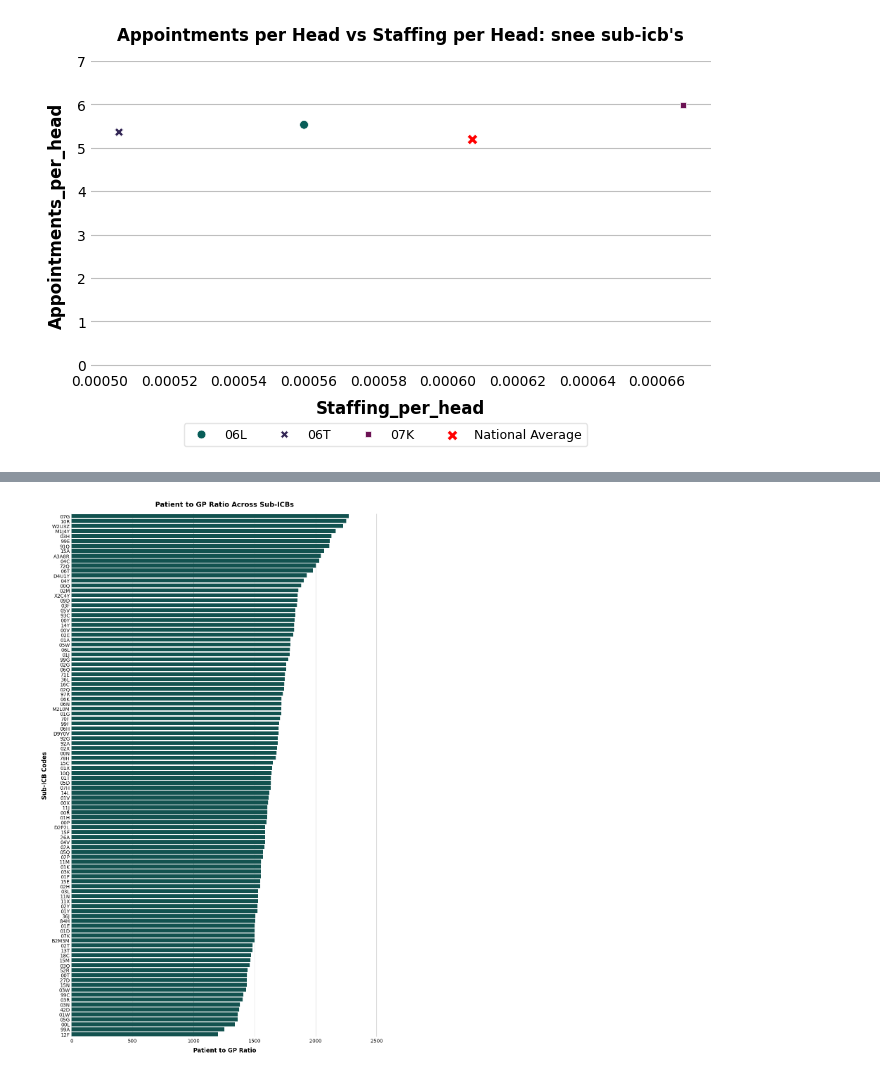
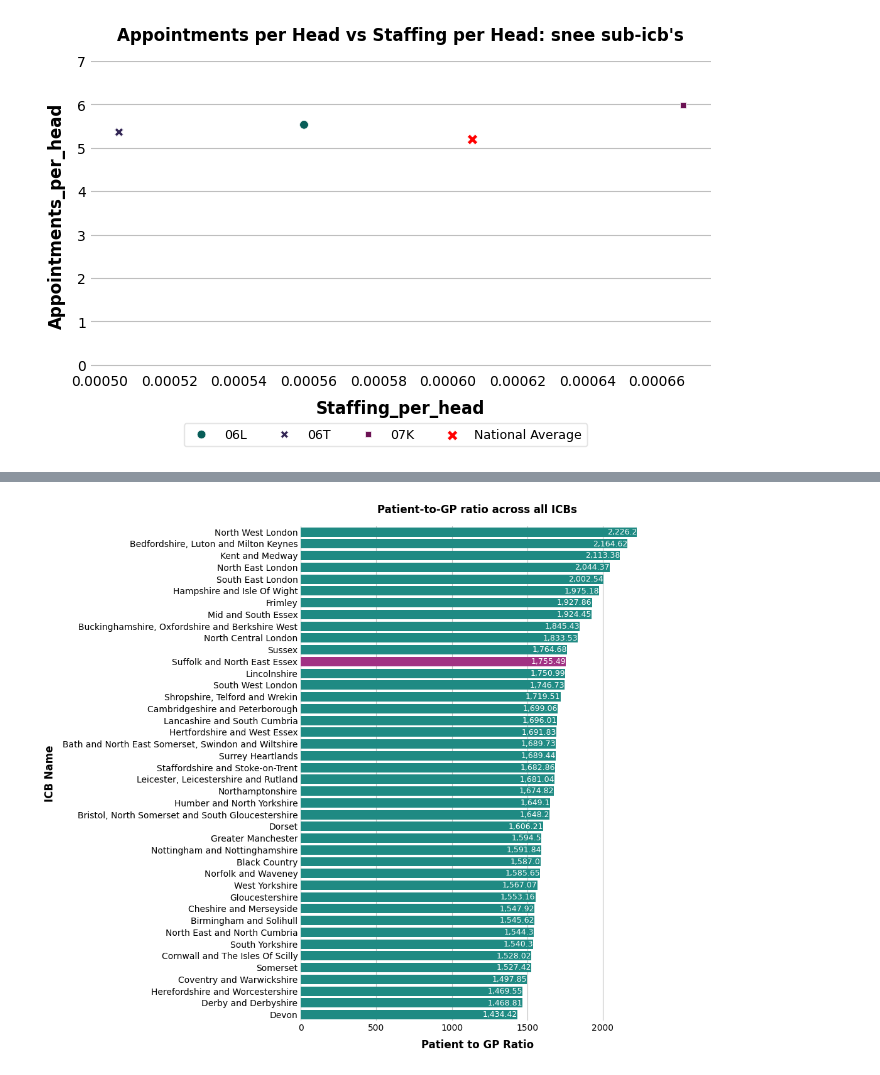
Before and after one commit to Norfolk-Suffolk-ICS/PrimaryCareDemandAndCapacity, a Jupyter notebook: notebooks/2e_Appointments_vs_staffing.ipynb, the cells around one changed output, grey strips where cells are left out. Saved outputs shown, nothing was run; the diff lists cells and outputs as text; code cells hidden in the pictures.

Commit message:
patient to GP ratio analysis

```diff
--- a/notebooks/2e_Appointments_vs_staffing.ipynb
+++ b/notebooks/2e_Appointments_vs_staffing.ipynb
@@ -156,6 +147,8 @@ workforce_df = workforce_entry.load()
 # To match the names of icbs at the end
 col = ['ICB_CODE','ICB_NAME','SUB_ICB_CODE','SUB_ICB_NAME']
 icb_name_code_match = workforce_df[col].drop_duplicates().reset_index(drop=True)
+icb_name_code_match['ICB_NAME']  = icb_name_code_match['ICB_NAME'].str.replace('^NHS | ICB', '', regex=True)
+icb_name_code_match['SUB_ICB_NAME']  = icb_name_code_match['SUB_ICB_NAME'].str.replace('^NHS | ICB', '', regex=True)
 
 workforce_df = process_workforce(workforce_df)
 workforce_df.tail()
@@ -341,0 +398,6 @@ Correlation: 0.998242390208948, P-value: 0.037750263113562756
+# %%
+appointments_vs_staffing_icb = pd.merge(appointments_vs_staffing_gp_df, icb_name_code_match, on='SUB_ICB_CODE', how='left').drop(columns=['SUB_ICB_CODE','ONS_CODE','NUMBER_OF_PATIENTS','COUNT_OF_APPOINTMENTS','STAFF_GROUP','FTE','ICB_CODE','SUB_ICB_NAME'])
+appointments_vs_staffing_icb = appointments_vs_staffing_icb.groupby(['ICB_NAME']).mean().sort_values(by='Patient_to_gp_Ratio', ascending=False).reset_index()
+appointments_vs_staffing_icb['Appointments_per_head'] = appointments_vs_staffing_icb['Appointments_per_head'].round(2)
+appointments_vs_staffing_icb['Patient_to_gp_Ratio'] = appointments_vs_staffing_icb['Patient_to_gp_Ratio'].round(2)
+appointments_vs_staffing_icb
@@ -342,17 +422,18 @@ Correlation: 0.998242390208948, P-value: 0.037750263113562756
 # %%
-# Set the figure size
-plt.figure(figsize=(10, 16))
+plt.figure(figsize=(10, 9))
+sns.barplot(x='Patient_to_gp_Ratio', y='ICB_NAME', data=appointments_vs_staffing_icb.sort_values(by='Patient_to_gp_Ratio', ascending=False), color='#0d9c93')
+# Highlighting SNEE ICB
+sns.barplot(x='Patient_to_gp_Ratio', y='ICB_NAME', data=appointments_vs_staffing_icb[appointments_vs_staffing_icb['ICB_NAME'] == 'Suffolk and North East Essex'], color='#b41e8c')
+plt.xlabel('Patient to GP Ratio', fontsize=12)
+plt.xlabel('Patient to GP Ratio', fontsize=12)
+plt.ylabel('ICB Name', fontsize=12)
+plt.title('Patient-to-GP ratio across all ICBs')
+plt.grid(axis='x')
 
-# Create the horizontal bar plot
-sns.barplot(x='Patient_to_gp_Ratio', y='SUB_ICB_CODE', data=appointments_vs_staffing_gp_df.sort_values(by='Patient_to_gp_Ratio', ascending=False))
+for i, value in enumerate(appointments_vs_staffing_icb['Patient_to_gp_Ratio'].values):
+    plt.text(value, i+0.2, f'{value:,}', ha='right', fontsize=9, color='white')
 
-# Add labels and title
-plt.xlabel('Patient to GP Ratio', fontsize=12)
-plt.ylabel('Sub-ICB Codes', fontsize=12)
-plt.title('Patient to GP Ratio Across Sub-ICBs', fontsize=14)
-plt.grid(axis='x')
-plt.xlim(0,2510)
 plt.tight_layout()
 plt.show()
 # %% [output]
-[figure, old version]
+[figure, new version]
```
Also changed, not shown: parts of 40 cells of this notebook.
